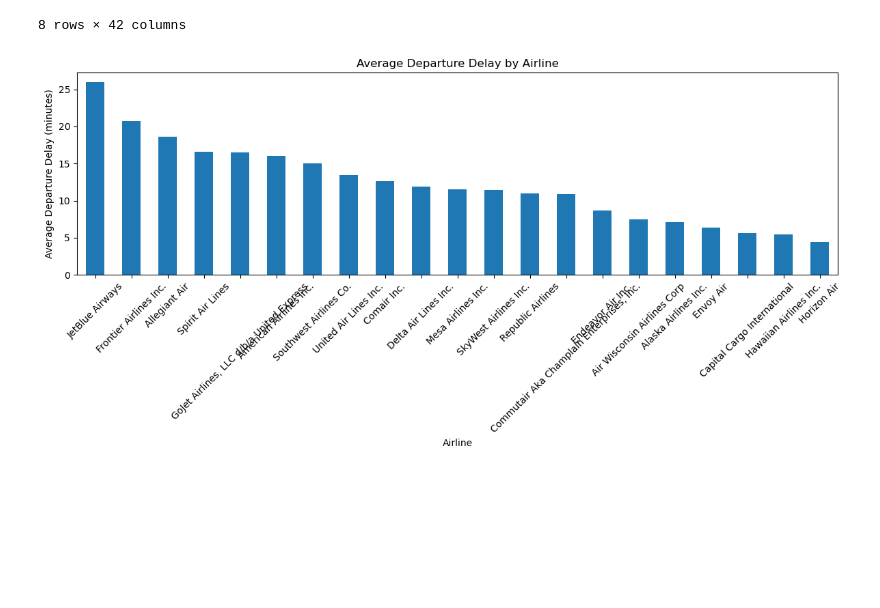
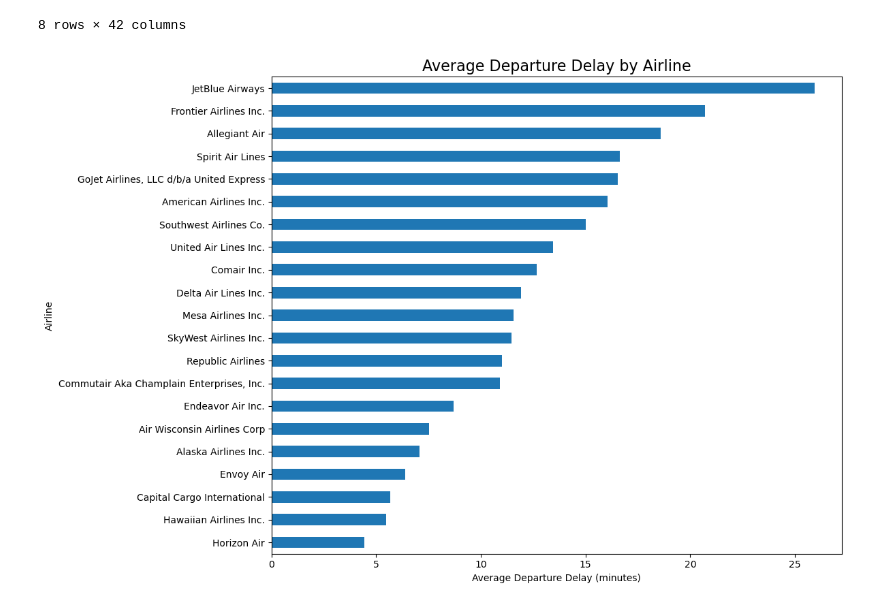
Before and after one commit to aidanbarnett22/flight-delay-analysis, a Jupyter notebook: notebooks/exploration.ipynb, the cells around one changed output. Cells and saved outputs as stored; diff of their text form; code cells hidden in the pictures; blank space fills up the shorter version.

Commit message:
changed to horizontal bar graph

```diff
--- a/notebooks/exploration.ipynb
+++ b/notebooks/exploration.ipynb
@@ -37,22 +37,21 @@ memory usage: 45.2+ MB
 | max | 2022-07-31 00:00:00 | 2359.000000 | 2400.00000 | 1677.000000 | 1677.000000 | 2400.000000 | 1666.000000 | 667.000000 | ... |
 | std | NaN | 491.085319 | 506.13566 | 52.412291 | 53.423751 | 543.531909 | 52.156268 | 70.053862 | ... |
 8 rows × 42 columns
-# %%
-airline_delays = (
-    df.groupby("Airline")["DepDelay"]
-    .mean()
-    .sort_values(ascending=False)
-)
-airline_delays
-
-plt.figure(figsize=(12, 6))
-airline_delays.plot(kind="bar")
-plt.title("Average Departure Delay by Airline")
-plt.xlabel("Airline")
-plt.ylabel("Average Departure Delay (minutes)")
-plt.xticks(rotation=45)
-plt.tight_layout()
-plt.savefig("../visuals/airline_delay_bar_chart.png")
-plt.show()
-# %% [output]
-[figure, removed]
+# %%
+airline_delays = (
+    df.groupby("Airline")["DepDelay"]
+    .mean()
+    .sort_values(ascending=False)
+)
+airline_delays
+
+plt.figure(figsize=(12,8))
+airline_delays.sort_values().plot(kind="barh")
+plt.title("Average Departure Delay by Airline", fontsize=16)
+plt.xlabel("Average Departure Delay (minutes)")
+plt.ylabel("Airline")
+plt.tight_layout()
+plt.savefig("../visuals/airline_delay_bar_chart.png")
+plt.show()
+# %% [output]
+[figure, added]
```
Also changed, not shown: 1 other file.
